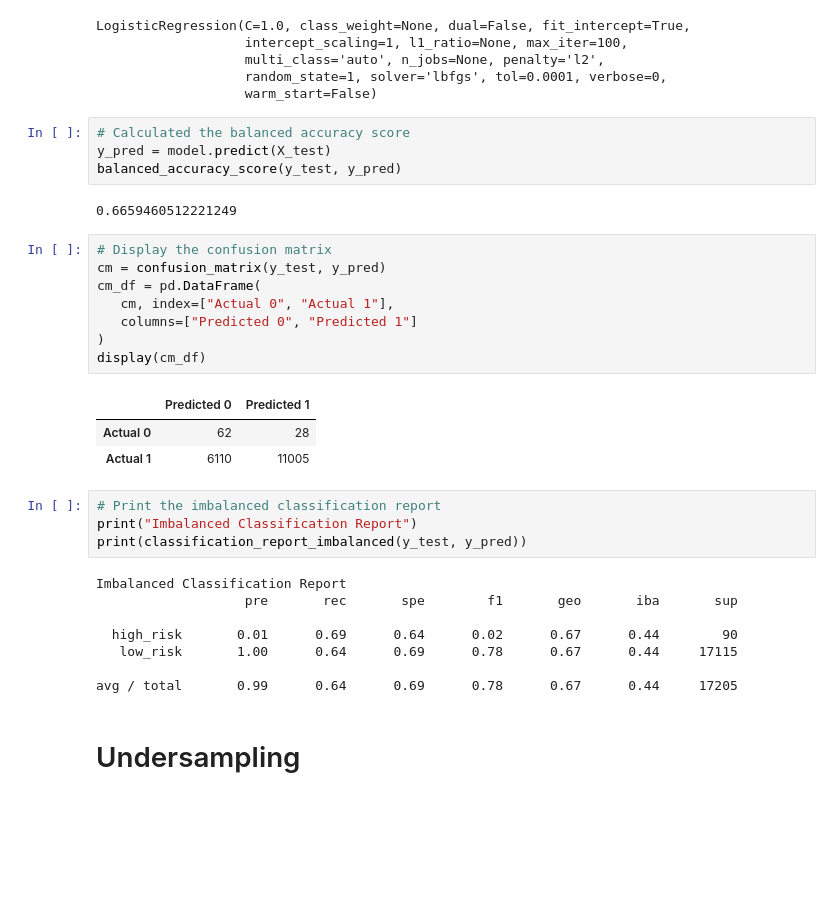
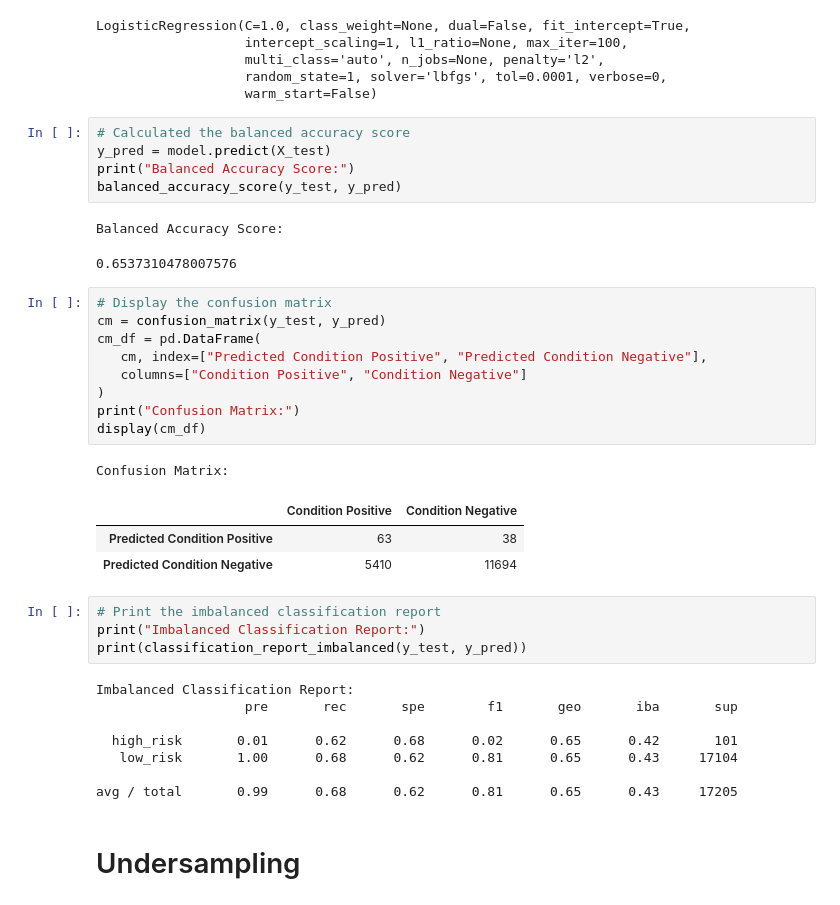
Before and after one commit to shayna-UT/assess_credit_risk, a Jupyter notebook: credit_risk_resampling.ipynb, the cells around one changed output. Saved outputs shown, nothing was run; the diff lists cells and outputs as text; blank space fills up the shorter version.

```diff
--- a/credit_risk_resampling.ipynb
+++ b/credit_risk_resampling.ipynb
@@ -225,33 +227,37 @@ LogisticRegression(C=1.0, class_weight=None, dual=False, fit_intercept=True,
 # %%
 # Calculated the balanced accuracy score
 y_pred = model.predict(X_test)
+print("Balanced Accuracy Score:")
 balanced_accuracy_score(y_test, y_pred)
 # %% [output]
-0.6659460512221249
+Balanced Accuracy Score:
+0.6537310478007576
 # %%
 # Display the confusion matrix
 cm = confusion_matrix(y_test, y_pred)
 cm_df = pd.DataFrame(
-   cm, index=["Actual 0", "Actual 1"],
-   columns=["Predicted 0", "Predicted 1"]
+   cm, index=["Predicted Condition Positive", "Predicted Condition Negative"],
+   columns=["Condition Positive", "Condition Negative"]
 )
+print("Confusion Matrix:")
 display(cm_df)
 # %% [output]
+Confusion Matrix:
-|  | Predicted 0 | Predicted 1 |
-| Actual 0 | 62 | 28 |
-| Actual 1 | 6110 | 11005 |
+|  | Condition Positive | Condition Negative |
+| Predicted Condition Positive | 63 | 38 |
+| Predicted Condition Negative | 5410 | 11694 |
 # %%
 # Print the imbalanced classification report
-print("Imbalanced Classification Report")
+print("Imbalanced Classification Report:")
 print(classification_report_imbalanced(y_test, y_pred))
 # %% [output]
-Imbalanced Classification Report
+Imbalanced Classification Report:
                    pre       rec       spe        f1       geo       iba       sup
 
-  high_risk       0.01      0.69      0.64      0.02      0.67      0.44        90
-   low_risk       1.00      0.64      0.69      0.78      0.67      0.44     17115
+  high_risk       0.01      0.62      0.68      0.02      0.65      0.42       101
+   low_risk       1.00      0.68      0.62      0.81      0.65      0.43     17104
 
-avg / total       0.99      0.64      0.69      0.78      0.67      0.44     17205
+avg / total       0.99      0.68      0.62      0.81      0.65      0.43     17205
 # %% [markdown]
 # Undersampling
 # %%
```
Also changed, not shown: parts of 16 cells of this notebook.
